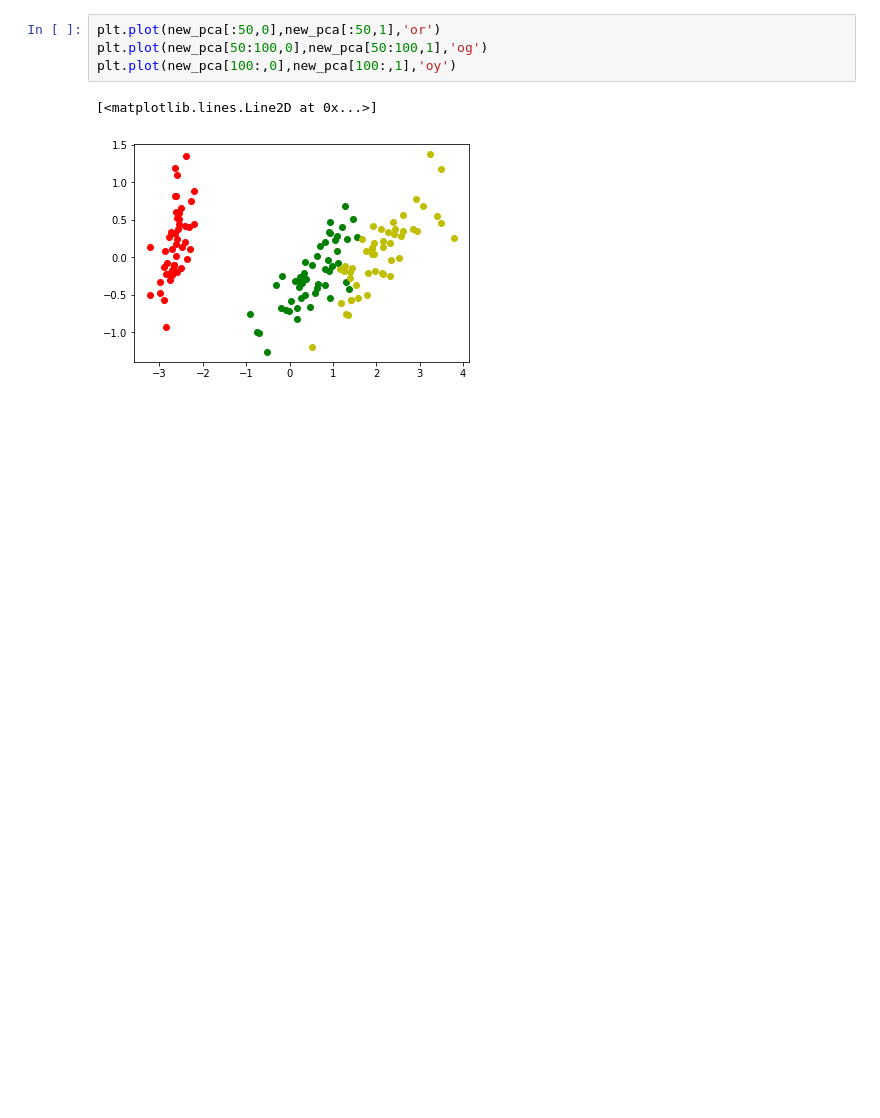
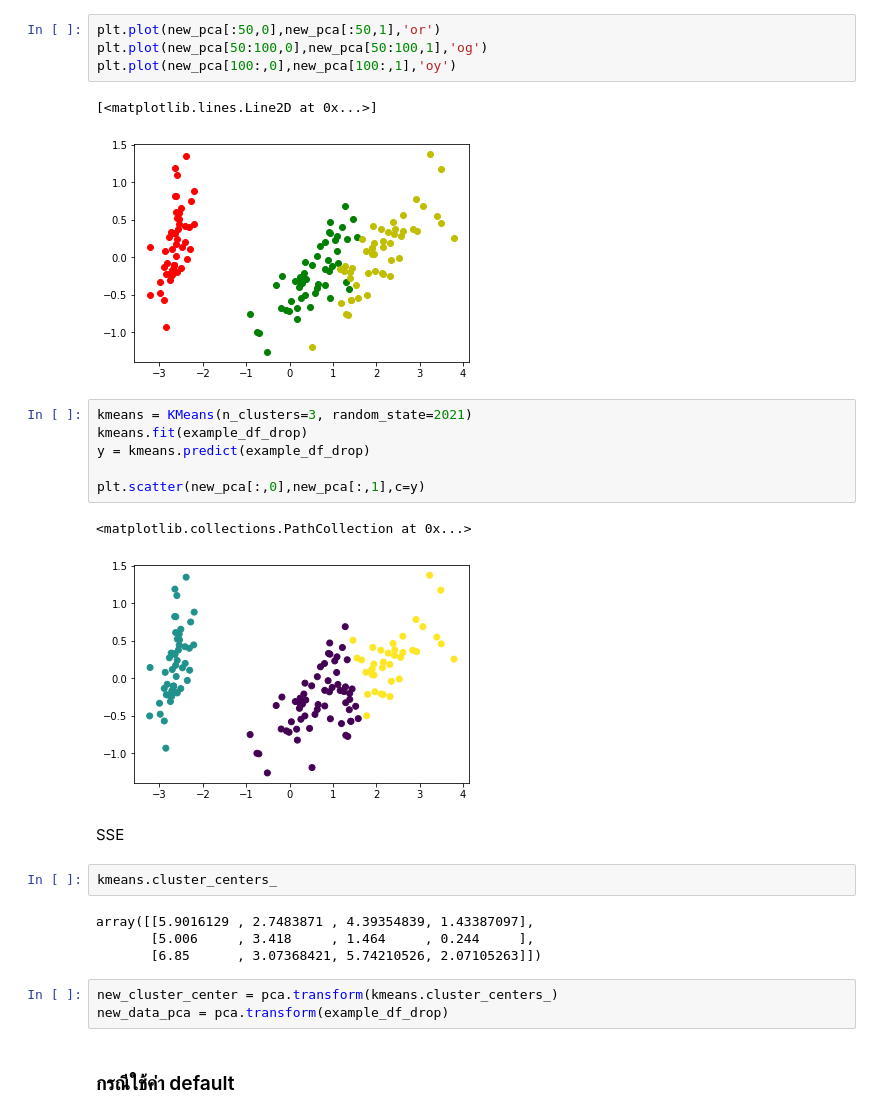
Before and after one commit to jittakorn-ch/multivariate, a Jupyter notebook: Chapter6_Cluster_Analysis.ipynb, the cells around one changed output. Cells and saved outputs as stored; diff of their text form; blank space fills up the shorter version.

Commit message:
จบ clustering

```diff
--- a/Chapter6_Cluster_Analysis.ipynb
+++ b/Chapter6_Cluster_Analysis.ipynb
@@ -101,4 +103,26 @@ plt.plot(new_pca[100:,0],new_pca[100:,1],'oy')
 # %% [output]
 [<matplotlib.lines.Line2D at 0x...>]
 [figure]
+# %%
+kmeans = KMeans(n_clusters=3, random_state=2021)
+kmeans.fit(example_df_drop)
+y = kmeans.predict(example_df_drop)
+
+plt.scatter(new_pca[:,0],new_pca[:,1],c=y)
+# %% [output]
+<matplotlib.collections.PathCollection at 0x...>
+[figure, added]
+# %% [markdown]
+SSE
+# %%
+kmeans.cluster_centers_
+# %% [output]
+array([[5.9016129 , 2.7483871 , 4.39354839, 1.43387097],
+       [5.006     , 3.418     , 1.464     , 0.244     ],
+       [6.85      , 3.07368421, 5.74210526, 2.07105263]])
+# %%
+new_cluster_center = pca.transform(kmeans.cluster_centers_)
+new_data_pca = pca.transform(example_df_drop)
+# %% [markdown]
+### กรณีใช้ค่า default
 # %%
```
Also changed, not shown: parts of 8 cells of this notebook.
